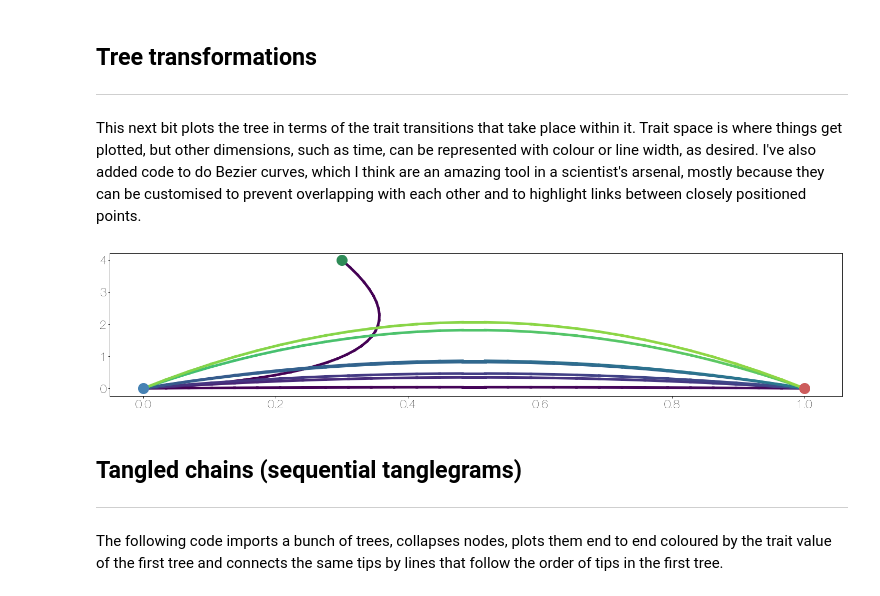
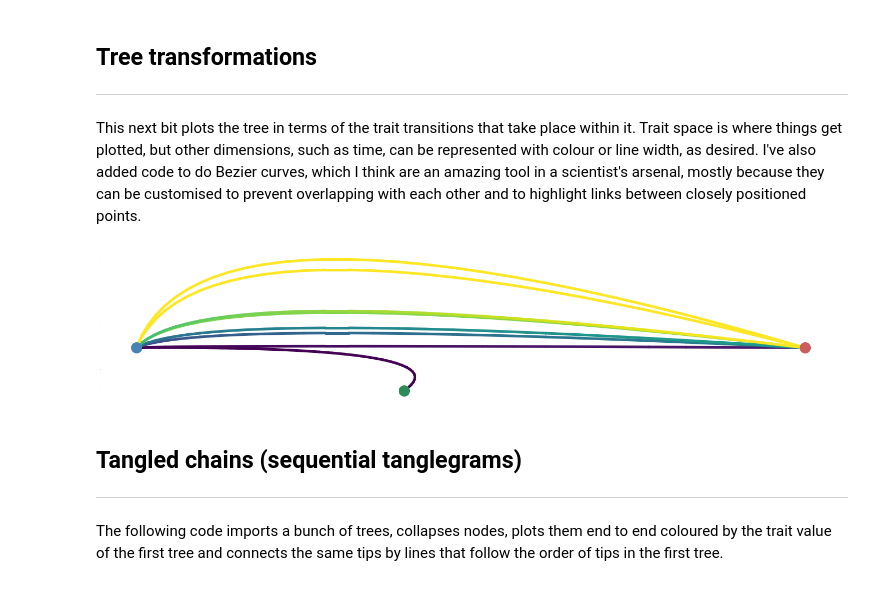
Before and after one commit to evogytis/baltic, a Jupyter notebook: austechia.ipynb, the cells around one changed output. Cells and saved outputs as stored; diff of their text form; code cells hidden in the pictures.

```diff
--- a/austechia.ipynb
+++ b/austechia.ipynb
@@ -35,0 +32,18 @@ I haven't dedicated much time to writing a general tree parser to handle all cas
+# %%
+treestring="(('taxon_A'[&comment=\"stuff\"]:1.0,'taxon_B':1.0)[&comment_too=\"stuff_too\"]:1.0,'taxon_C':2.0);"
+bt_tree_object=bt.make_tree(treestring,verbose=True)
+bt_tree_object.traverse_tree() ## required to set heights
+bt_tree_object.treeStats() ## report stats about tree
+bt_tree_object.setAbsoluteTime(2018.0) ## set absolute time of all branches by specifying date of most recent tip
+
+for k in bt_tree_object.Objects: ## iterate over a flat list of branches
+    print 'branch unique id: %s branch height: %.2f decimal date: %s'%(k.index,k.height,k.absoluteTime)
+
+    if len(k.traits)>0: ## branch has comments
+        print 'branch has annotations: %s'%(', '.join(['(key: %s value: %s)'%(key,k.traits[key]) for key in k.traits]))
+
+    if k.branchType=='node': ## if branch is internal
+        print 'branch is internal, with %s children and is the ancestor to %s'%(len(k.children),', '.join(k.leaves))
+
+    elif k.branchType=='leaf': ## otherwise if branch is external
+        print 'branch is external, named %s in tree string (converted name: %s)'%(k.numName,k.name)
@@ -487,42 +387,53 @@ This next bit plots the tree in terms of the trait transitions that take place w
 fig,ax = plt.subplots(figsize=(25,5),facecolor='w')
 
 cmap=mpl.cm.viridis
-coords={'V':(1,0),'Y':(0,0),'ancestor':(0.3,4)} ## coordinates for trait values
+coords={
+        'V':(1,0),
+        'Y':(0,0),
+        'ancestor':(0.4,-10)
+       } ## coordinates for trait values
 
 ## plot traits as points
 ax.scatter(coords['V'][0],coords['V'][1],s=400,facecolor='indianred',zorder=99999999)
 ax.scatter(coords['Y'][0],coords['Y'][1],s=400,facecolor='steelblue',zorder=99999999)
 ax.scatter(coords['ancestor'][0],coords['ancestor'][1],s=400,facecolor='seagreen',zorder=99999999)
 
 for k in ll.Objects: ## iterate over objects in tree
     ct=k.traits[traitName] ## fetch current and parent traits
     pt=k.parent.traits[traitName]
     if ct!=pt: ## if they don't match - a switch happened
 
         P1=coords[pt] ## fetch coordinates of points
         P2=coords[ct]
 
         begin=k.parent.height ## fetch heights of node and its parent
         end=k.height
 
         mid_frac=(end+begin)/2.0/ll.treeHeight ## calculate the fractional height of middle of transitioning branch in tree
 
         if pt!='ancestor':
-            control=Bezier_control(P1,P2,mid_frac*5) ## if dealing with a regular transition - control point is positioned according to fractional height of transition
+            control=Bezier_control(P1,P2,mid_frac*20,0.1) ## if dealing with a regular transition - control point is positioned according to fractional height of transition
         else:
             control=(0.5,0.5) ## if dealing with transition from ancestral state to regular states position control point in the middle
-        curve=Bezier([P1,control,P2],0.0,1.0,num=30) ## get Bezier curve coordinates
+#         curve=Bezier([P1,control,P2],0.0,1.0,num=30) ## get Bezier curve coordinates
 
-        for f in range(len(curve)-1): ## iterate over segments of the line
-            x1,y1=curve[f]
-            x2,y2=curve[f+1]
-            frac=f/float(len(curve))
+        control_point_locs=np.array([P1,control,P2])
+        control_point_locs=control_point_locs.transpose() ## reshape so x coords are in one array, y in another
+        curve=bezier.Curve(control_point_locs,2)
 
-            ax.plot([x1,x2],[y1,y2],lw=5,color=cmap((begin+(end-begin)*frac)/ll.treeHeight),zorder=int(mid_frac*10000)) ## plot each segment individually, colouring according to what fraction of the tree the segment traversed in time
+        xs,ys=curve.evaluate_multi(np.linspace(0,1,30))
+        for f in range(len(xs)-1): ## iterate over segments of the line
+            x1,y1=xs[f],ys[f]
+            x2,y2=xs[f+1],ys[f+1]
+            frac=f/float(len(xs))
 
+            ax.plot([x1,x2],[y1,y2],lw=5,color=cmap((begin+(end-begin)*frac)/ll.treeHeight),zorder=int(mid_frac*10000),solid_capstyle='round') ## plot each segment individually, colouring according to what fraction of the tree the segment traversed in time
+
+ax.tick_params(size=0,labelsize=0)
+[ax.spines[side].set_visible(False) for side in ax.spines]
 plt.show()
 # %% [output]
-[figure, old version]
+[figure, new version]
 # %% [markdown]
 ## Tangled chains (sequential tanglegrams)
 -------
```
Also changed, not shown: parts of 38 cells of this notebook, 3 other files.
